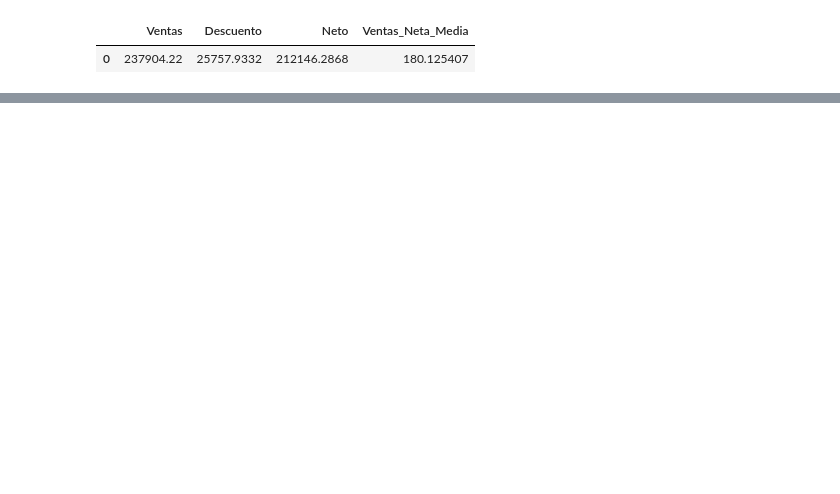
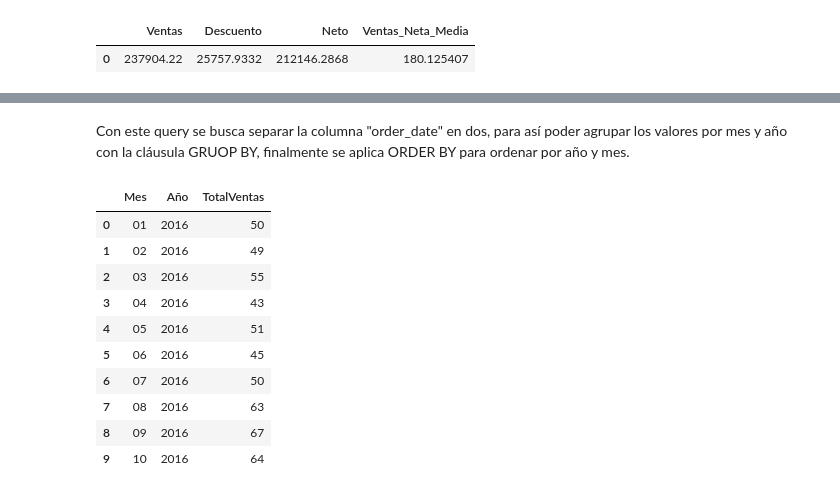
Before and after one commit to AlejandroSenabre/Data-Analysis-with-SQL, a Jupyter notebook: BikeStore_with_SQL.ipynb, the cells around one changed output, grey strips where cells are left out. Cells and saved outputs as stored; diff of their text form; code cells hidden in the pictures; blank space fills up the shorter version.

```diff
--- a/BikeStore_with_SQL.ipynb
+++ b/BikeStore_with_SQL.ipynb
@@ -237,0 +287,26 @@ df
+# %% [markdown]
+Con este query se busca separar la columna "order_date" en dos, para así poder agrupar los valores por mes y año con la cláusula GRUOP BY, finalmente se aplica ORDER BY para ordenar por año y mes.
+# %%
+query = """
+SELECT
+    strftime('%m', order_date) AS Mes,
+    strftime('%Y', order_date) AS Año,
+    COUNT(*) AS TotalVentas
+FROM orders
+GROUP BY strftime('%m', order_date), strftime('%Y', order_date)
+ORDER BY Año ASC, Mes ASC;
+"""
+df=pd.read_sql_query(query, connection)
+df.head(10)
+# %% [output]
+|  | Mes | Año | TotalVentas |
+| 0 | 01 | 2016 | 50 |
+| 1 | 02 | 2016 | 49 |
+| 2 | 03 | 2016 | 55 |
+| 3 | 04 | 2016 | 43 |
+| 4 | 05 | 2016 | 51 |
+| 5 | 06 | 2016 | 45 |
+| 6 | 07 | 2016 | 50 |
+| 7 | 08 | 2016 | 63 |
+| 8 | 09 | 2016 | 67 |
+| 9 | 10 | 2016 | 64 |
```
Also changed, not shown: parts of 11 cells of this notebook.
